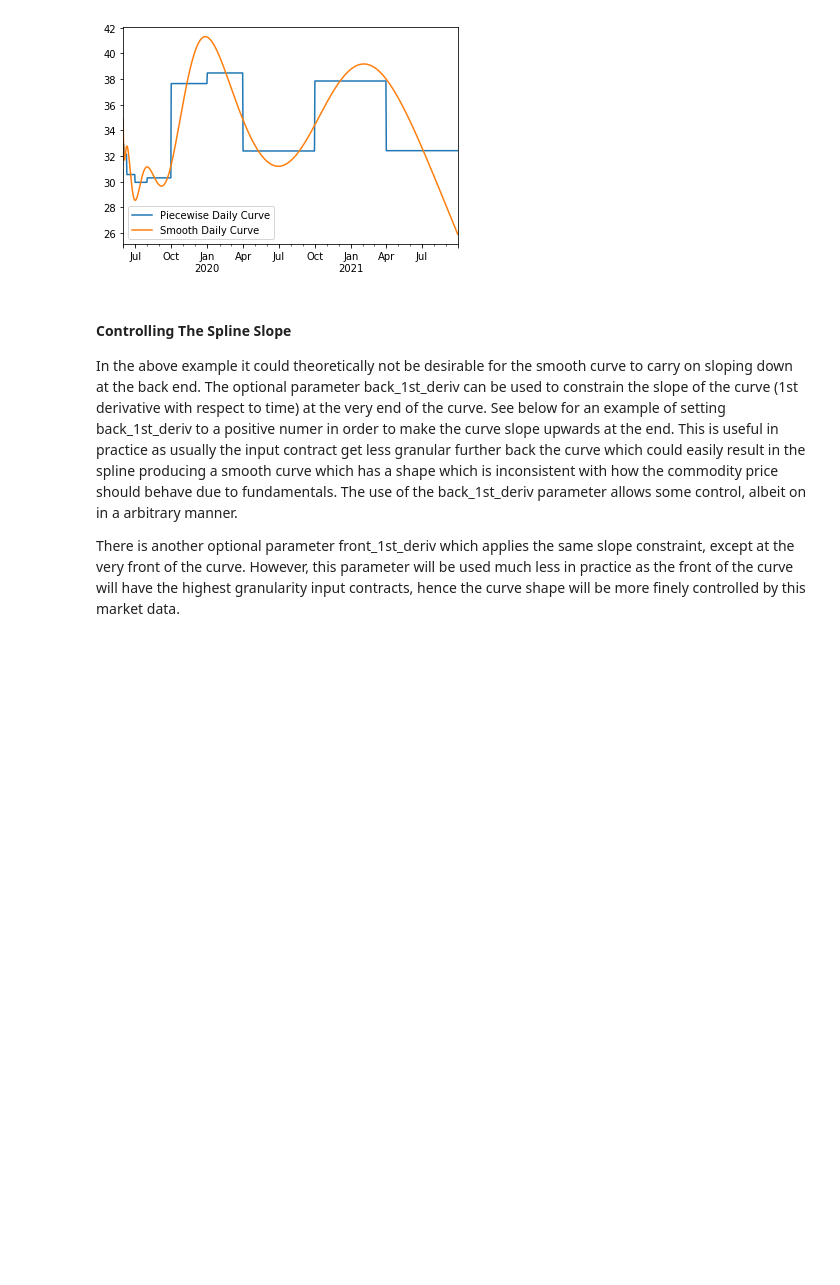
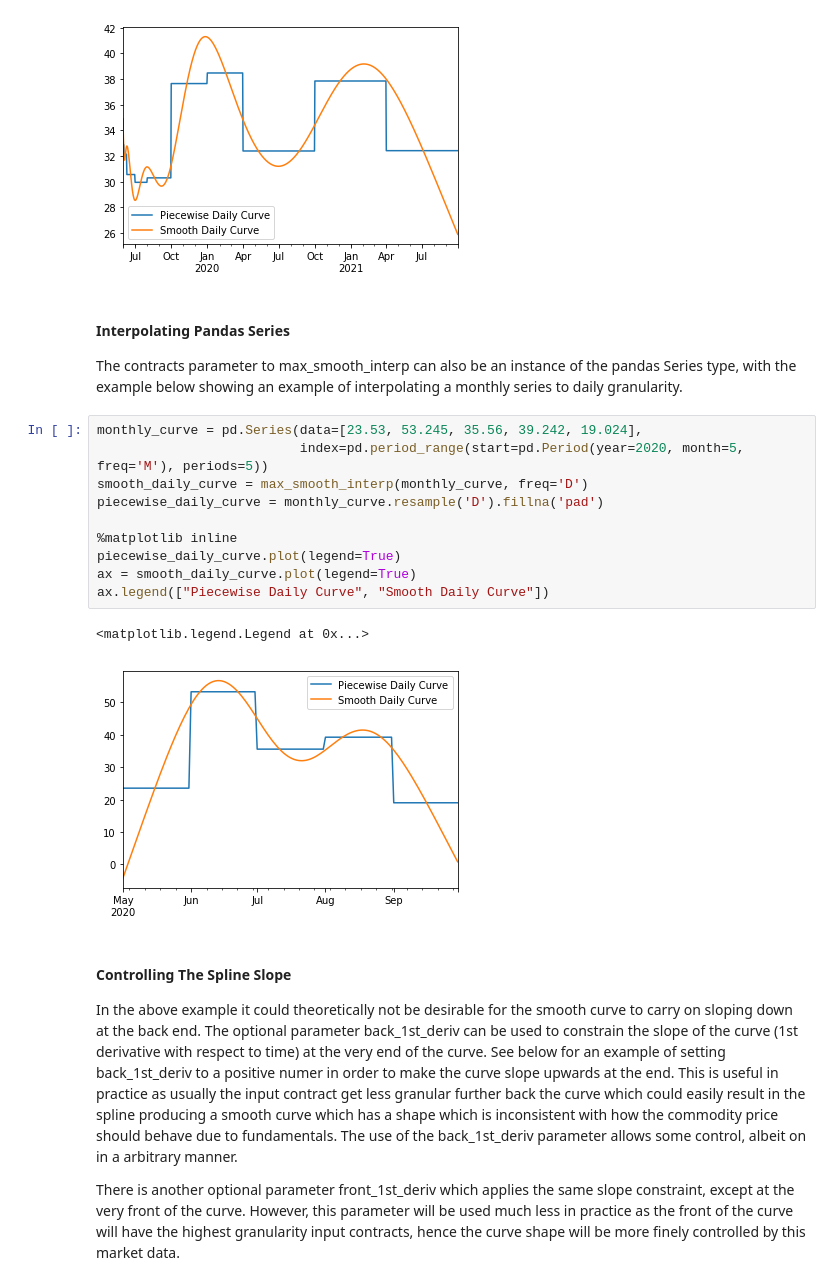
Before and after one commit to tpberntsen/curves, a Jupyter notebook: samples/python/curves_tutorial.ipynb, the cells around one changed output. Saved outputs shown, nothing was run; the diff lists cells and outputs as text; blank space fills up the shorter version.

Commit message:
Updated curves_tutorial notebook to give example of interpolating pandas Series.

```diff
--- a/samples/python/curves_tutorial.ipynb
+++ b/samples/python/curves_tutorial.ipynb
@@ -260,6 +260,22 @@ ax.legend(["Piecewise Daily Curve", "Smooth Daily Curve"])
 # %% [output]
 <matplotlib.legend.Legend at 0x...>
 [figure]
+# %% [markdown]
+#### Interpolating Pandas Series
+The contracts parameter to max_smooth_interp can also be an instance of the pandas Series type, with the example below showing an example of interpolating a monthly series to daily granularity.
+# %%
+monthly_curve = pd.Series(data=[23.53, 53.245, 35.56, 39.242, 19.024],
+                          index=pd.period_range(start=pd.Period(year=2020, month=5, freq='M'), periods=5))
+smooth_daily_curve = max_smooth_interp(monthly_curve, freq='D')
+piecewise_daily_curve = monthly_curve.resample('D').fillna('pad')
+
+%matplotlib inline
+piecewise_daily_curve.plot(legend=True)
+ax = smooth_daily_curve.plot(legend=True)
+ax.legend(["Piecewise Daily Curve", "Smooth Daily Curve"])
+# %% [output]
+<matplotlib.legend.Legend at 0x...>
+[figure, added]
 # %% [markdown]
 #### Controlling The Spline Slope
 In the above example it could theoretically not be desirable for the smooth curve to carry on sloping down at the back end. The optional parameter back_1st_deriv can be used to constrain the slope of the curve (1st derivative with respect to time) at the very end of the curve. See below for an example of setting back_1st_deriv to a positive numer in order to make the curve slope upwards at the end.
```
